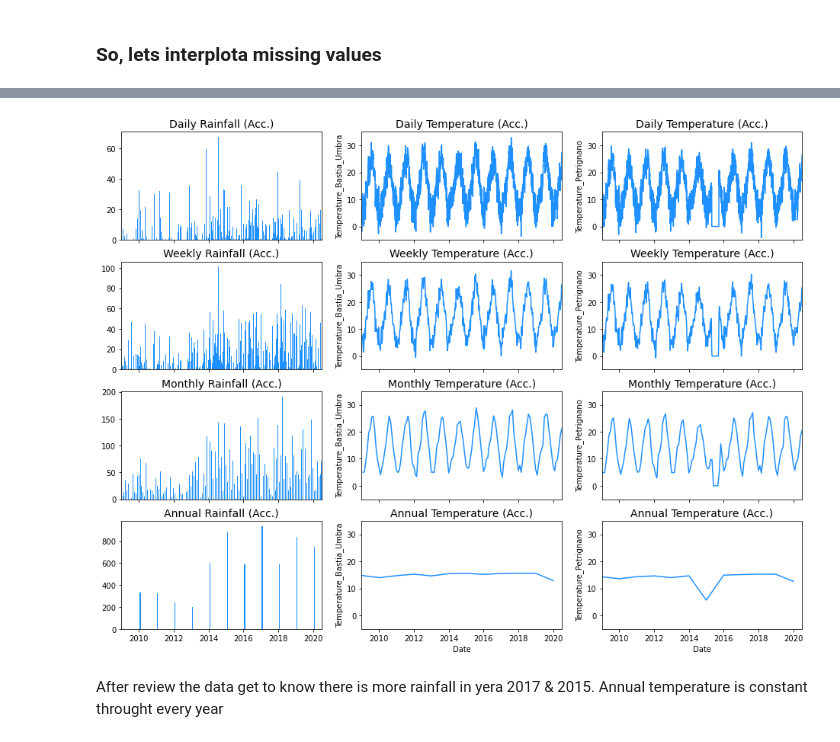
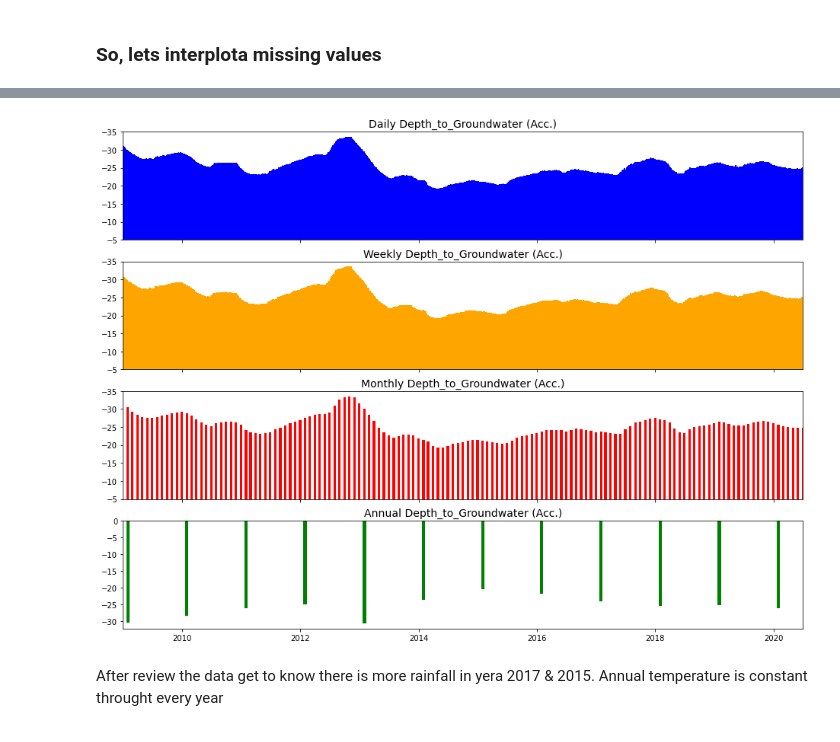
Before and after one commit to sweta0805/Capstone3Project, a Jupyter notebook: Capstone3_Data_wrangling & EDA.ipynb, the cells around one changed output, grey strips where cells are left out. Drawn from its saved outputs; the diff is of its cells as text; code cells hidden in the pictures.

```diff
--- a/Capstone3_Data_wrangling & EDA.ipynb
+++ b/Capstone3_Data_wrangling & EDA.ipynb
@@ -353,3 +335,18 @@ Try using .loc[row_indexer,col_indexer] = value instead
 See the caveats in the documentation: https://pandas.pydata.org/pandas-docs/stable/user_guide/indexing.html#returning-a-view-versus-a-copy
   # This is added back by InteractiveShellApp.init_path()
 [figure]
+# %%
+#f, ax = plt.subplots(nrows=1, ncols=1, figsize=(15, 15))
+old = Aquifier_Petrignano_1.Depth_to_Groundwater.copy()
+
+Aquifier_Petrignano_1['Depth_to_Groundwater'] = np.where((Aquifier_Petrignano_1.Drainage_Volume == 0),np.nan, Aquifier_Petrignano_1.Depth_to_Groundwater)
+
+sns.lineplot(x=Aquifier_Petrignano_1.Date, y=old.fillna(np.inf), color='darkorange', label = 'original')
+sns.lineplot(x=Aquifier_Petrignano_1.Date, y=Aquifier_Petrignano_1.Depth_to_Groundwater.fillna(np.inf),color='dodgerblue', label = 'modified')
+plt.title('Feature: Depth_to_Groundwater', fontsize=14)
+plt.ylabel(ylabel='Depth_to_Groundwater', fontsize=14)
+
+
+plt.xlim([date(2009, 1, 1), date(2020, 6, 30)])
+
+plt.show()
@@ -416,6 +454,8 @@ As we can see, the best option in this case, is interpolate
 Aquifier_Petrignano_1['Drainage_Volume'] = Aquifier_Petrignano_1['Drainage_Volume'].interpolate()
 Aquifier_Petrignano_1['River_Hydrometry'] = Aquifier_Petrignano_1['River_Hydrometry'].interpolate()
 Aquifier_Petrignano_1['Depth_to_Groundwater'] = Aquifier_Petrignano_1['Depth_to_Groundwater'].interpolate()
+Aquifier_Petrignano_1['Temperature_Bastia_Umbra'] = Aquifier_Petrignano_1['Temperature_Bastia_Umbra'].interpolate()
+Aquifier_Petrignano_1['Temperature_Petrignano'] = Aquifier_Petrignano_1['Temperature_Petrignano'].interpolate()
 # %% [output]
 A value is trying to be set on a copy of a slice from a DataFrame.
 Try using .loc[row_indexer,col_indexer] = value instead
@@ -443,65 +492,27 @@ In this example, we will do some downsampling with the .resample() function.
 # %%
-fig, ax = plt.subplots(ncols=3, nrows=4, sharex=True, figsize=(16,12))
+fig, ax = plt.subplots(ncols=1, nrows=4, sharex=True, figsize=(16,12))
 
-ax[0, 0].bar(Aquifier_Petrignano_1.Date, Aquifier_Petrignano_1.Rainfall, width=5, color='dodgerblue')
-ax[0, 0].set_title('Daily Rainfall (Acc.)', fontsize=14)
+ax[0].bar(Aquifier_Petrignano_1.Date, Aquifier_Petrignano_1.Depth_to_Groundwater, width=5, color='blue')
+ax[0].set_title('Daily Depth_to_Groundwater (Acc.)', fontsize=14)
 
-resampled_df = Aquifier_Petrignano_1[['Date','Rainfall']].resample('7D', on='Date').sum().reset_index(drop=False)
-ax[1, 0].bar(resampled_df.Date, resampled_df.Rainfall, width=10, color='dodgerblue')
-ax[1, 0].set_title('Weekly Rainfall (Acc.)', fontsize=14)
+resampled_df = Aquifier_Petrignano_1[['Date','Depth_to_Groundwater']].resample('7D', on='Date').mean().reset_index(drop=False)
+ax[1].bar(resampled_df.Date, resampled_df.Depth_to_Groundwater, width=10, color='orange')
+ax[1].set_title('Weekly Depth_to_Groundwater (Acc.)', fontsize=14)
 
-resampled_df = Aquifier_Petrignano_1[['Date','Rainfall']].resample('M', on='Date').sum().reset_index(drop=False)
-ax[2, 0].bar(resampled_df.Date, resampled_df.Rainfall, width=15, color='dodgerblue')
-ax[2, 0].set_title('Monthly Rainfall (Acc.)', fontsize=14)
+resampled_df = Aquifier_Petrignano_1[['Date','Depth_to_Groundwater']].resample('M', on='Date').mean().reset_index(drop=False)
+ax[2].bar(resampled_df.Date, resampled_df.Depth_to_Groundwater, width=15, color='red')
+ax[2].set_title('Monthly Depth_to_Groundwater (Acc.)', fontsize=14)
 
-resampled_df = Aquifier_Petrignano_1[['Date','Rainfall']].resample('12M', on='Date').sum().reset_index(drop=False)
-ax[3, 0].bar(resampled_df.Date, resampled_df.Rainfall, width=20, color='dodgerblue')
-ax[3, 0].set_title('Annual Rainfall (Acc.)', fontsize=14)
+resampled_df = Aquifier_Petrignano_1[['Date','Depth_to_Groundwater']].resample('12M', on='Date').mean().reset_index(drop=False)
+ax[3].bar(resampled_df.Date, resampled_df.Depth_to_Groundwater, width=20, color='green')
+ax[3].set_title('Annual Depth_to_Groundwater (Acc.)', fontsize=14)
 
-for i in range(4):
-    ax[i, 0].set_xlim([date(2009, 1, 1), date(2020, 6, 30)])
-
-sns.lineplot(Aquifier_Petrignano_1.Date, Aquifier_Petrignano_1.Temperature_Bastia_Umbra, color='dodgerblue', ax=ax[0, 1])
-ax[0, 1].set_title('Daily Temperature (Acc.)', fontsize=14)
-
-resampled_df = Aquifier_Petrignano_1[['Date','Temperature_Bastia_Umbra']].resample('7D', on='Date').mean().reset_index(drop=False)
-sns.lineplot(resampled_df.Date, resampled_df.Temperature_Bastia_Umbra, color='dodgerblue', ax=ax[1, 1])
-ax[1, 1].set_title('Weekly Temperature (Acc.)', fontsize=14)
-
-resampled_df = Aquifier_Petrignano_1[['Date','Temperature_Bastia_Umbra']].resample('M', on='Date').mean().reset_index(drop=False)
-sns.lineplot(resampled_df.Date, resampled_df.Temperature_Bastia_Umbra, color='dodgerblue', ax=ax[2, 1])
-ax[2, 1].set_title('Monthly Temperature (Acc.)', fontsize=14)
-
-resampled_df = Aquifier_Petrignano_1[['Date','Temperature_Bastia_Umbra']].resample('365D', on='Date').mean().reset_index(drop=False)
-sns.lineplot(resampled_df.Date, resampled_df.Temperature_Bastia_Umbra, color='dodgerblue', ax=ax[3, 1])
-ax[3, 1].set_title('Annual Temperature (Acc.)', fontsize=14)
-
-for i in range(4):
-    ax[i, 1].set_xlim([date(2009, 1, 1), date(2020, 6, 30)])
-    ax[i, 1].set_ylim([-5, 35])
-
-sns.lineplot(Aquifier_Petrignano_1.Date, Aquifier_Petrignano_1.Temperature_Petrignano, color='dodgerblue', ax=ax[0, 2])
-ax[0, 2].set_title('Daily Temperature (Acc.)', fontsize=14)
-
-resampled_df = Aquifier_Petrignano_1[['Date','Temperature_Petrignano']].resample('7D', on='Date').mean().reset_index(drop=False)
-sns.lineplot(resampled_df.Date, resampled_df.Temperature_Petrignano, color='dodgerblue', ax=ax[1, 2])
-ax[1, 2].set_title('Weekly Temperature (Acc.)', fontsize=14)
-
-resampled_df = Aquifier_Petrignano_1[['Date','Temperature_Petrignano']].resample('M', on='Date').mean().reset_index(drop=False)
-sns.lineplot(resampled_df.Date, resampled_df.Temperature_Petrignano, color='dodgerblue', ax=ax[2, 2])
-ax[2, 2].set_title('Monthly Temperature (Acc.)', fontsize=14)
-
-resampled_df = Aquifier_Petrignano_1[['Date','Temperature_Petrignano']].resample('365D', on='Date').mean().reset_index(drop=False)
-sns.lineplot(resampled_df.Date, resampled_df.Temperature_Petrignano, color='dodgerblue', ax=ax[3, 2])
-ax[3, 2].set_title('Annual Temperature (Acc.)', fontsize=14)
-
-
-for i in range(4):
-    ax[i, 2].set_xlim([date(2009, 1, 1), date(2020, 6, 30)])
-    ax[i, 2].set_ylim([-5, 35])
+for i in range(3):
+    ax[i].set_xlim([date(2009, 1, 1), date(2020, 6, 30)])
+    ax[i].set_ylim([-5, -35])
 plt.show()
 # %% [output]
-[figure, old version]
+[figure, new version]
 # %% [markdown]
 After review the data get to know there is more rainfall in yera 2017 & 2015. Annual temperature is constant throught every year
 # %%
```
Also changed, not shown: parts of 74 cells of this notebook, 1 other file.
